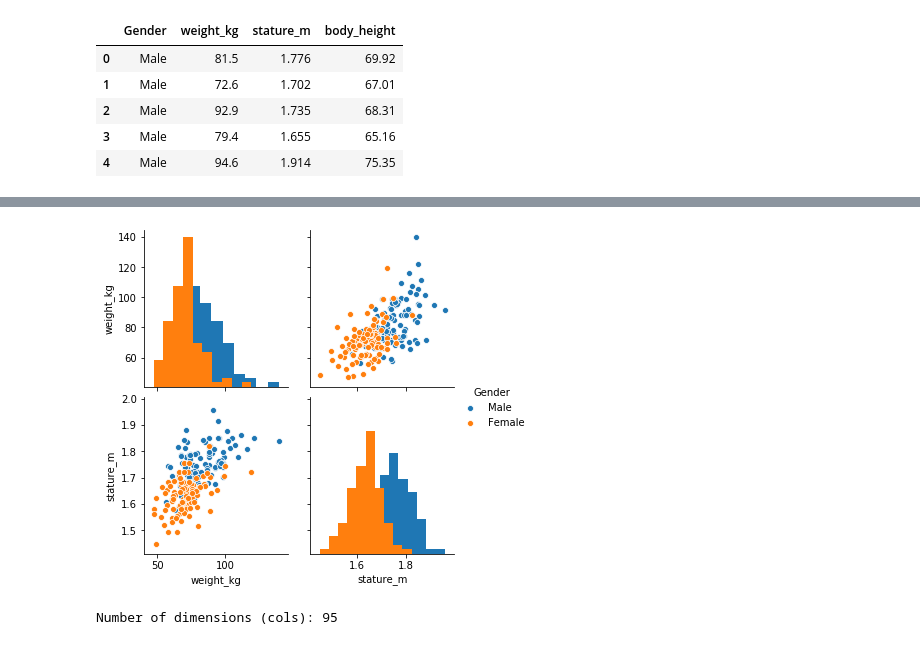
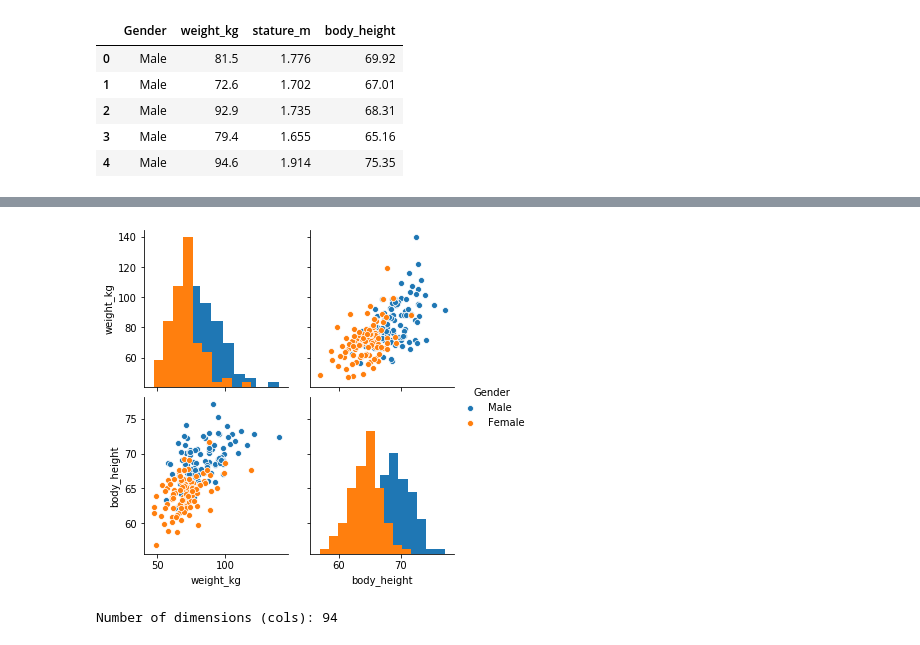
Before and after one commit to VictorCalderon/data-snippets, a Jupyter notebook: MachineLearning/DimensionReduction.ipynb, the cells around one changed output, grey strips where cells are left out. Cells and saved outputs as stored; diff of their text form; code cells hidden in the pictures.

Commit message:
force remove correlated dimensions

```diff
--- a/MachineLearning/DimensionReduction.ipynb
+++ b/MachineLearning/DimensionReduction.ipynb
@@ -37,18 +38,29 @@ ansur.corr()
+# %%
+# Brute force removal of hightly correlated features
+abs_corr_matrix = ansur.corr().abs()
+
+# Upper triagule of corr matrix to false
+mask = np.triu(np.ones_like(abs_corr_matrix, dtype=bool))
+tri_df = abs_corr_matrix.mask(mask)
+
+# Filter highly correlated dimensions
+to_drop = [c for c in tri_df.columns if any(tri_df[c] >  0.95)]
+
+# Drop highly correlated dimensions
+reduced_df = ansur.drop(to_drop, axis=1)
 # %%
-# Remove perfectly correlated columns as they provide redundant information
-ansur = ansur.drop('body_height', axis=1)
-
 # Check visualization
-sns.pairplot(ansur, hue='Gender', diag_kind='hist')
+sns.pairplot(reduced_df, hue='Gender', diag_kind='hist')
 plt.show()
 # %% [output]
-[figure, old version]
+[figure, new version]
 # %%
 # High dimensional data import
 body_dims = pd.read_csv('~/DevSpace/Data-Snippets/MachineLearning/datasets/body_measurements.csv')
+body_dims.drop('ID', axis=1, inplace=True)
 print(f'Number of dimensions (cols): {len(body_dims.columns)}')
 # %% [output]
-Number of dimensions (cols): 95
+Number of dimensions (cols): 94
 # %%
 # Instanciate TSNE Model
 tsne_model = TSNE(learning_rate=50)
```
Also changed, not shown: parts of 9 cells of this notebook.
